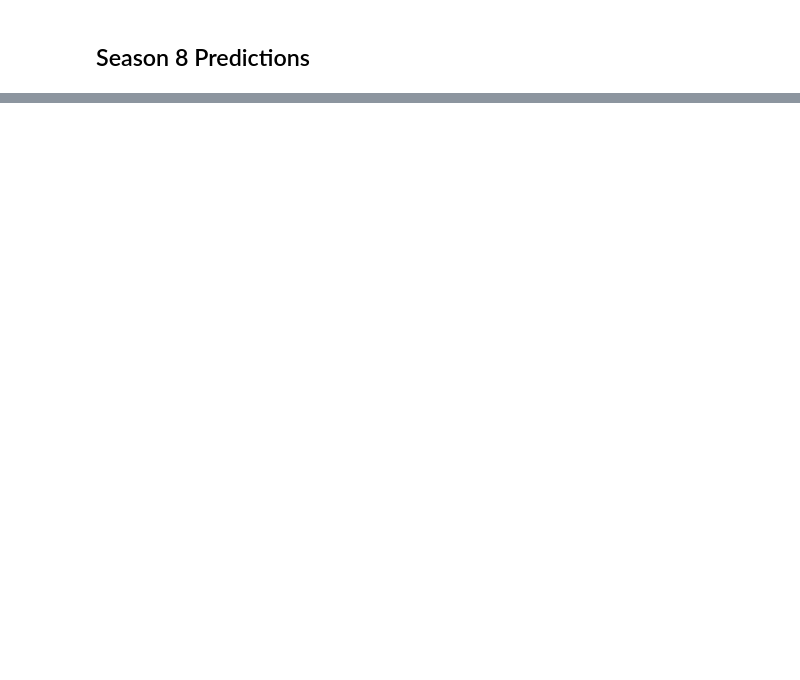
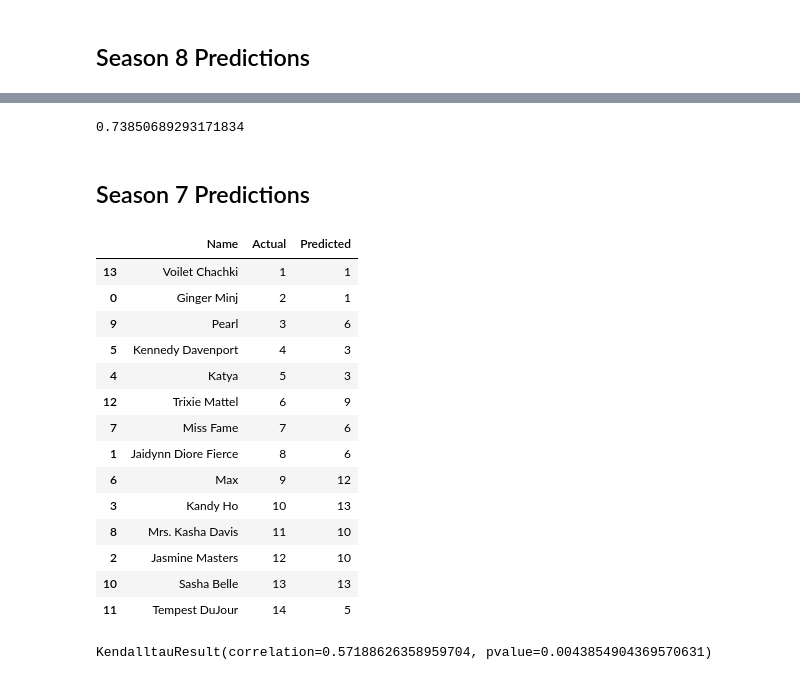
Before and after one commit to telliott27/rupaulsdragrace, a Jupyter notebook: Drag Race.ipynb, the cells around one changed output, grey strips where cells are left out. Cells and saved outputs as stored; diff of their text form; code cells hidden in the pictures; blank space fills up the shorter version.

```diff
--- a/Drag Race.ipynb
+++ b/Drag Race.ipynb
@@ -480,0 +500,4 @@ season8NN
+# %%
+pop = population.Population('dragconfig')
+# %%
+pop.run(eval_fitness,300)
@@ -480,0 +522,3 @@ season8NN
+# %%
+winner = pop.statistics.best_genome()
+print('\nBest genome:\n{!s}'.format(winner))
@@ -480,0 +543,44 @@ season8NN
+# %%
+winner_net = nn.create_feed_forward_phenotype(winner)
+
+predicted = []
+for inputs in XNN:
+    output = winner_net.serial_activate(inputs)
+    predicted.append(output)
+predictedPlace = [a.index(max(a)) for a in predicted]
+actualPlace = [a.index(max(a)) for a in yNN]
+kendalltau(predictedPlace,actualPlace)[0]
+# %% [output]
+0.73850689293171834
+# %% [markdown]
+## Season 7 Predictions
+# %%
+predicted = []
+for inputs in X7NN:
+    output = winner_net.serial_activate(inputs)
+    predicted.append(output)
+predictedPlace = [a.index(max(a)) for a in predicted]
+predictedPlace = rankdata(predictedPlace,method='min')
+season7NN = season7
+season7NN['Predicted'] = predictedPlace
+season7NN.sort_values('Actual')
+# %% [output]
+|  | Name | Actual | Predicted |
+| 13 | Voilet Chachki | 1 | 1 |
+| 0 | Ginger Minj | 2 | 1 |
+| 9 | Pearl | 3 | 6 |
+| 5 | Kennedy Davenport | 4 | 3 |
+| 4 | Katya | 5 | 3 |
+| 12 | Trixie Mattel | 6 | 9 |
+| 7 | Miss Fame | 7 | 6 |
+| 1 | Jaidynn Diore Fierce | 8 | 6 |
+| 6 | Max | 9 | 12 |
+| 3 | Kandy Ho | 10 | 13 |
+| 8 | Mrs. Kasha Davis | 11 | 10 |
+| 2 | Jasmine Masters | 12 | 10 |
+| 10 | Sasha Belle | 13 | 13 |
+| 11 | Tempest DuJour | 14 | 5 |
+# %%
+kendalltau(season7NN.Actual,season7NN.Predicted)
+# %% [output]
+KendalltauResult(correlation=0.57188626358959704, pvalue=0.0043854904369570631)
```
Also changed, not shown: parts of 18 cells of this notebook, 2 other files.
